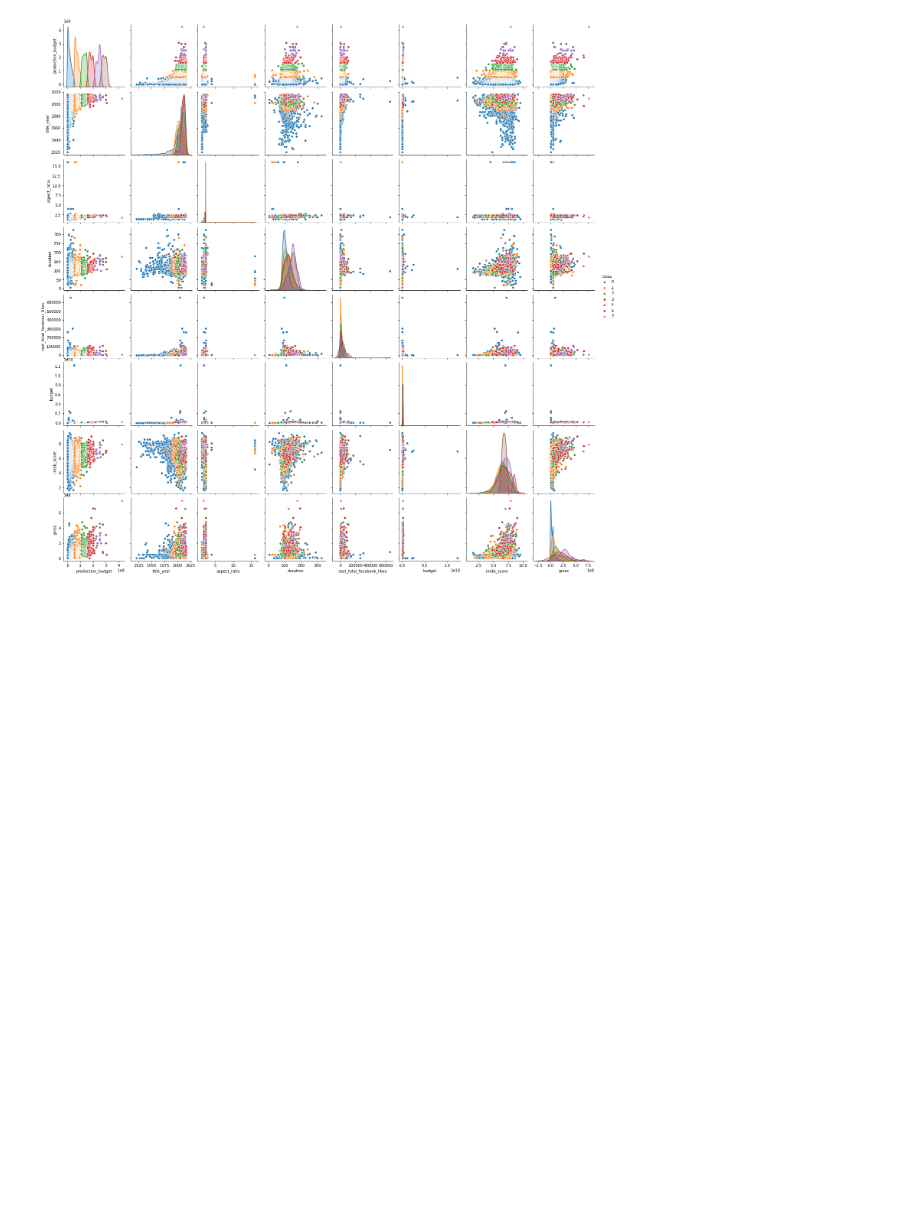
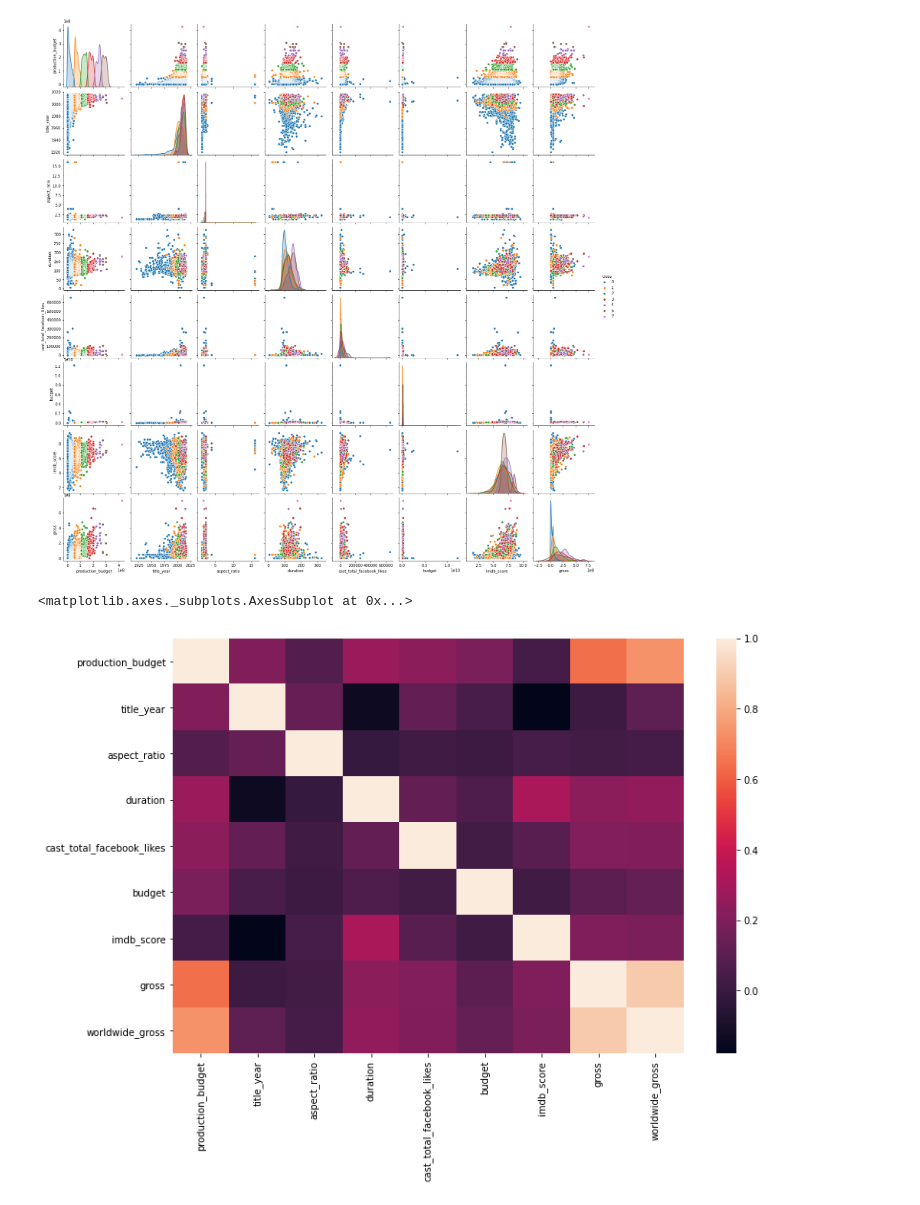
Before and after one commit to jocode/machine-learning-python, a Jupyter notebook: Análisis_y_selección_de_los_Features.ipynb, the cells around one changed output. Drawn from its saved outputs; the diff is of its cells as text; code cells hidden in the pictures; blank space fills up the shorter version.

```diff
--- a/Análisis_y_selección_de_los_Features.ipynb
+++ b/Análisis_y_selección_de_los_Features.ipynb
@@ -107,3 +107,9 @@ sns.pairplot(Z2,hue='class')
 # %% [output]
 <seaborn.axisgrid.PairGrid at 0x...>
 [figure]
+# %%
+Z3 = pd.concat([X, y], axis=1)
+sns.heatmap(Z3.corr())
+# %% [output]
+<matplotlib.axes._subplots.AxesSubplot at 0x...>
+[figure, added]
```
Also changed, not shown: parts of 14 cells of this notebook.
